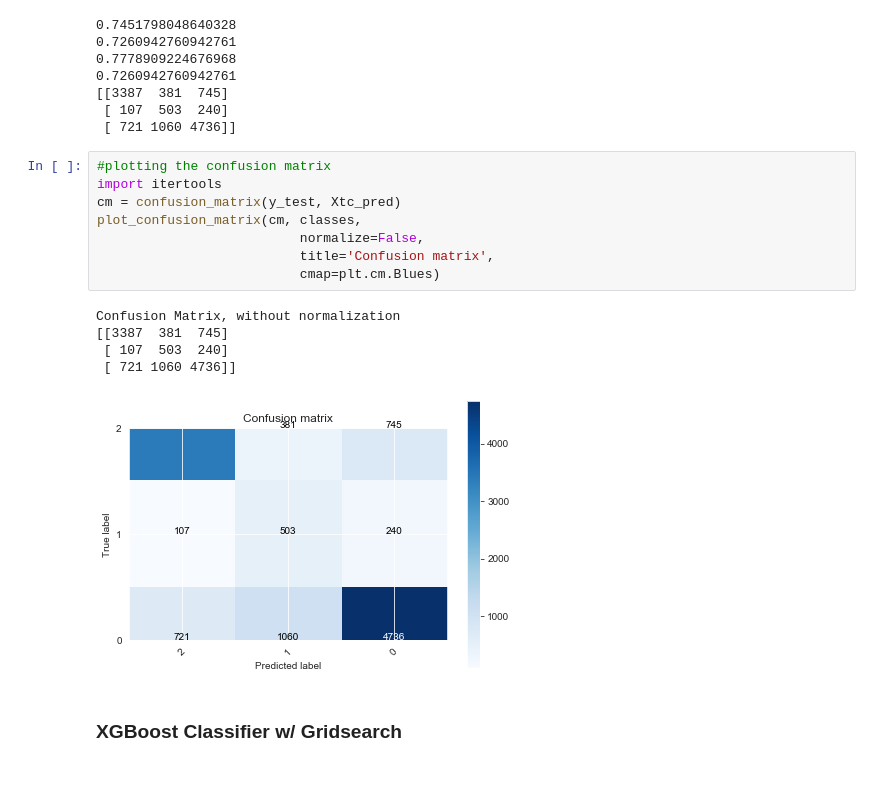
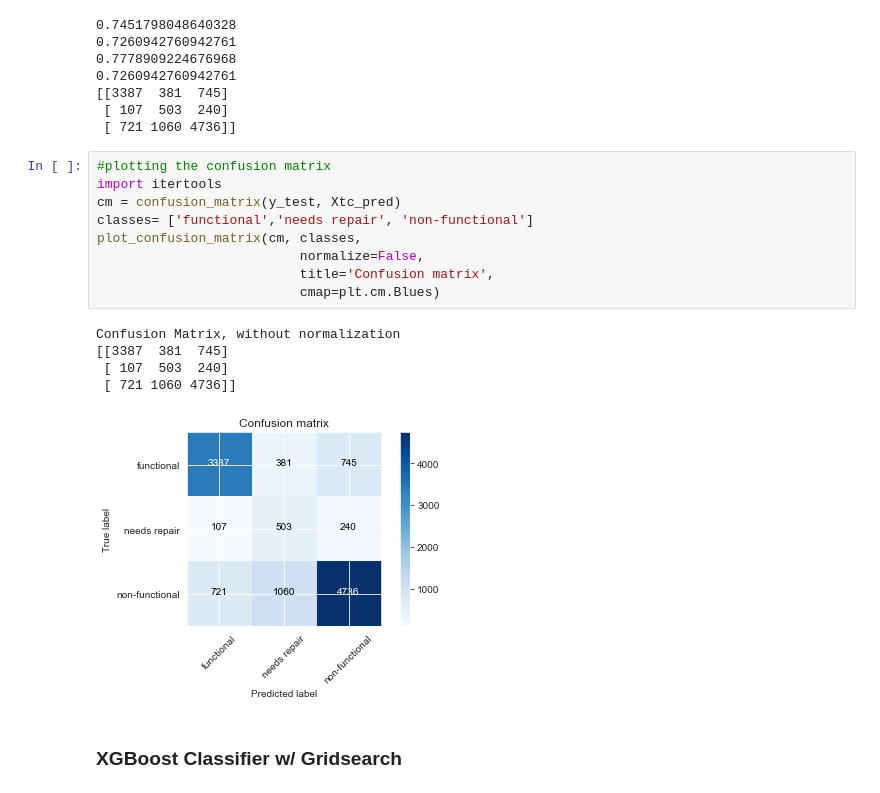
Before and after one commit to halujeff5/TanzanianWaterWellCrisis, a Jupyter notebook: CleanNB.ipynb, the cells around one changed output. Saved outputs shown, nothing was run; the diff lists cells and outputs as text.

```diff
--- a/CleanNB.ipynb
+++ b/CleanNB.ipynb
@@ -449,17 +456,18 @@ print(metrics.confusion_matrix(y_test, Xtc_pred))
 # %%
 #plotting the confusion matrix
 import itertools
 cm = confusion_matrix(y_test, Xtc_pred)
+classes= ['functional','needs repair', 'non-functional']
 plot_confusion_matrix(cm, classes,
                           normalize=False,
                           title='Confusion matrix',
                           cmap=plt.cm.Blues)
 # %% [output]
 Confusion Matrix, without normalization
 [[3387  381  745]
  [ 107  503  240]
  [ 721 1060 4736]]
-[figure, old version]
+[figure, new version]
 # %% [markdown]
 ### XGBoost Classifier w/ Gridsearch
 # %%
```
Also changed, not shown: parts of 20 cells of this notebook.
